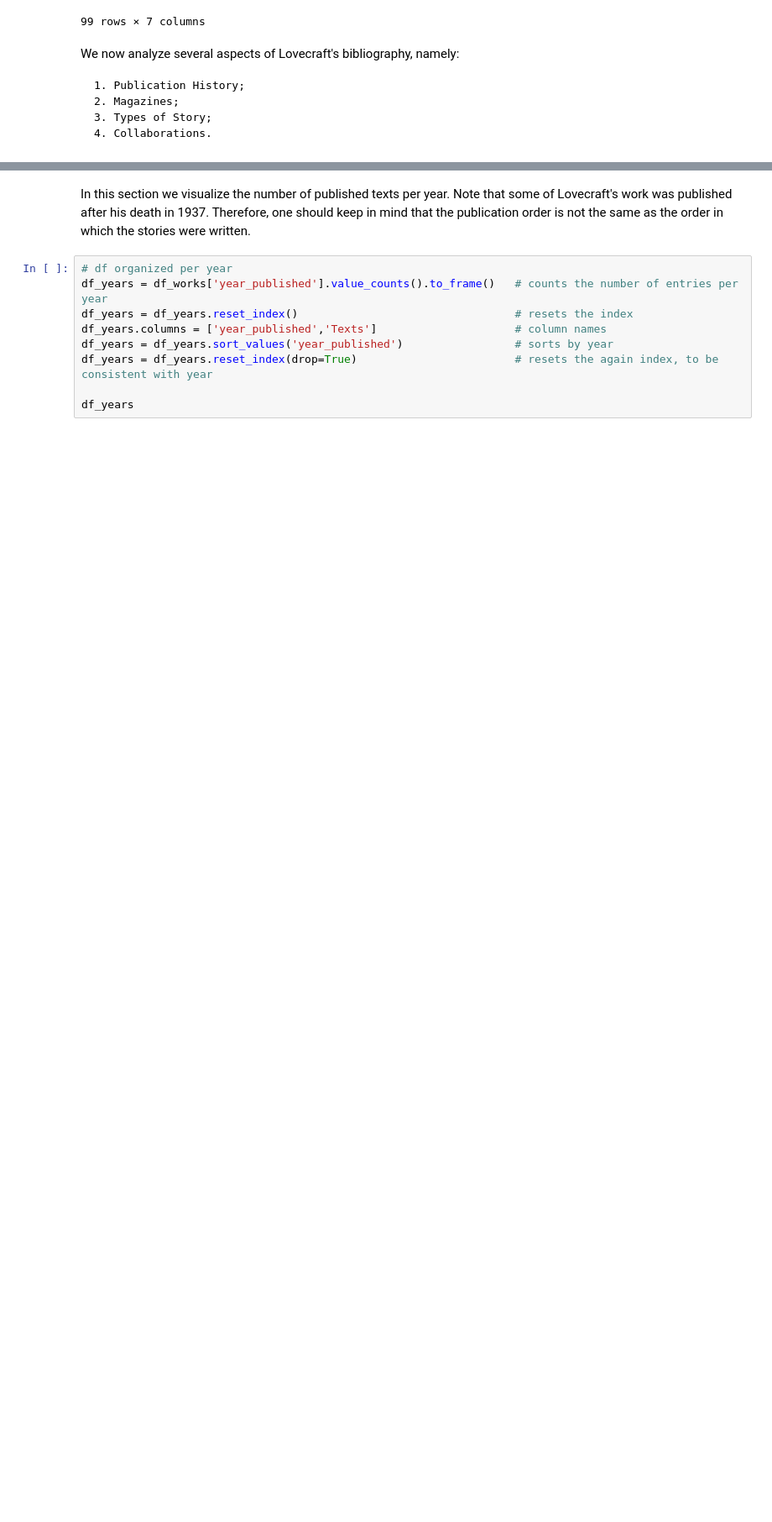
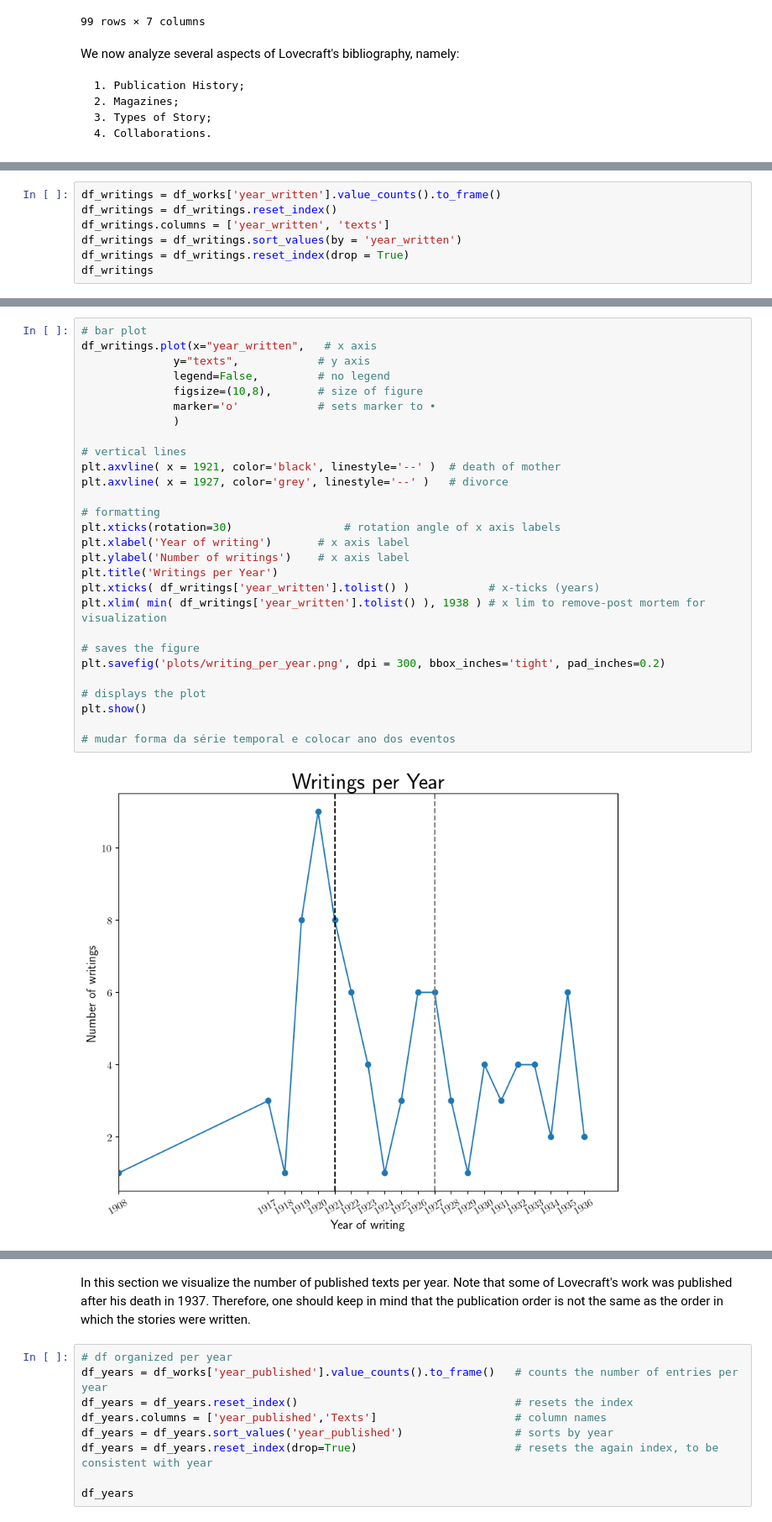
Before and after one commit to LFD103108/lovecraft, a Jupyter notebook: notebooks/04_publication_visualization.ipynb, the cells around one changed output, grey strips where cells are left out. Shown at 84% size. Saved outputs shown, nothing was run; the diff lists cells and outputs as text; blank space fills up the shorter version.

```diff
--- a/notebooks/04_publication_visualization.ipynb
+++ b/notebooks/04_publication_visualization.ipynb
@@ -76,0 +82,7 @@ We now analyze several aspects of Lovecraft's bibliography, namely:
+# %%
+df_writings = df_works['year_written'].value_counts().to_frame()
+df_writings = df_writings.reset_index()
+df_writings.columns = ['year_written', 'texts']
+df_writings = df_writings.sort_values(by = 'year_written')
+df_writings = df_writings.reset_index(drop = True)
+df_writings
@@ -76,0 +107,30 @@ We now analyze several aspects of Lovecraft's bibliography, namely:
+# %%
+# bar plot
+df_writings.plot(x="year_written",   # x axis
+              y="texts",            # y axis
+              legend=False,         # no legend
+              figsize=(10,8),       # size of figure
+              marker='o'            # sets marker to •
+              )
+
+# vertical lines
+plt.axvline( x = 1921, color='black', linestyle='--' )  # death of mother
+plt.axvline( x = 1927, color='grey', linestyle='--' )   # divorce
+
+# formatting
+plt.xticks(rotation=30)                 # rotation angle of x axis labels
+plt.xlabel('Year of writing')       # x axis label
+plt.ylabel('Number of writings')    # x axis label
+plt.title('Writings per Year')
+plt.xticks( df_writings['year_written'].tolist() )            # x-ticks (years)
+plt.xlim( min( df_writings['year_written'].tolist() ), 1938 ) # x lim to remove-post mortem for visualization
+
+# saves the figure
+plt.savefig('plots/writing_per_year.png', dpi = 300, bbox_inches='tight', pad_inches=0.2)
+
+# displays the plot
+plt.show()
+
+# mudar forma da série temporal e colocar ano dos eventos
+# %% [output]
+[figure, added]
```
Also changed, not shown: parts of 6 cells of this notebook, 4 other files.
